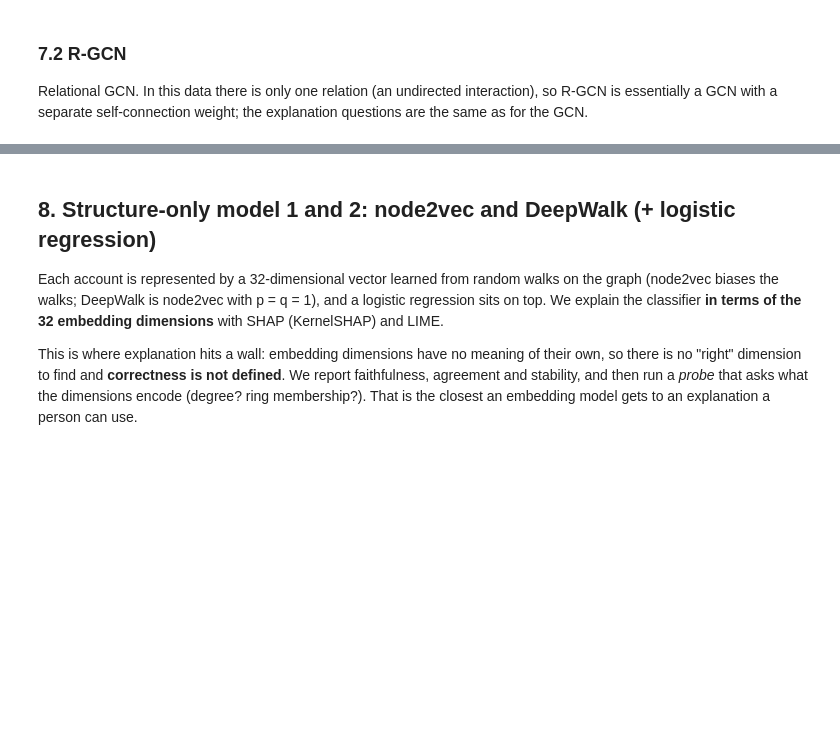
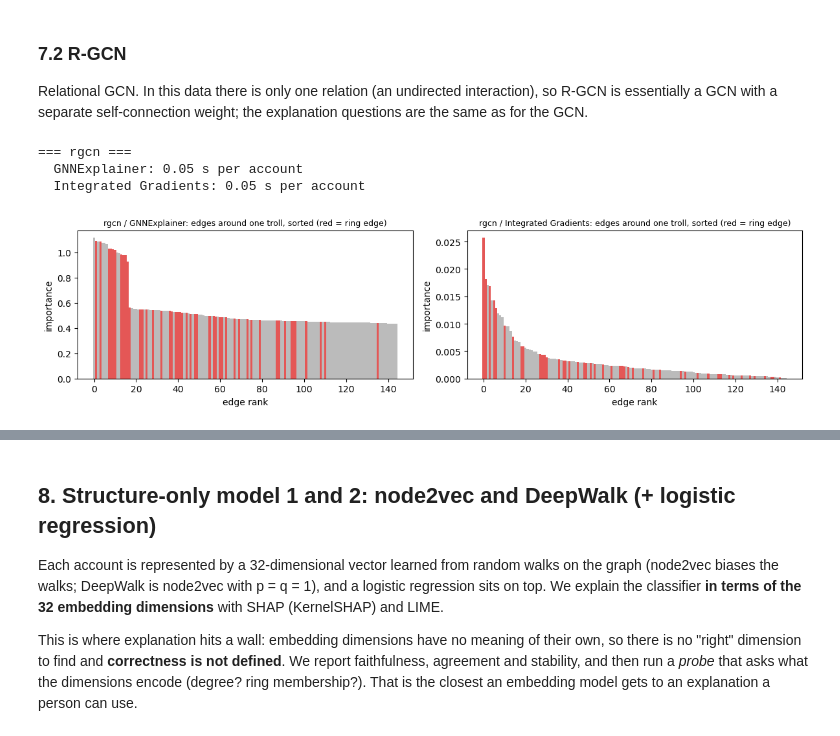
Before and after one commit to ananyafied/Explaining_Anonymity, a Jupyter notebook: notebooks/05_explain_graph.ipynb, the cells around one changed output, grey strips where cells are left out. Drawn from its saved outputs; the diff is of its cells as text; code cells hidden in the pictures; blank space fills up the shorter version.

```diff
--- a/notebooks/05_explain_graph.ipynb
+++ b/notebooks/05_explain_graph.ipynb
@@ -348,4 +590,11 @@ print('=== graphsage ==='); eval_gnn('graphsage'); show_gnn('graphsage')
 
 Relational GCN. In this data there is only one relation (an undirected interaction), so R-GCN is essentially a GCN with a separate self-connection weight; the explanation questions are the same as for the GCN.
 # %%
-print('=== rgcn ==='); eval_gnn('rgcn'); show_gnn('rgcn')
+print("=== rgcn ===")
+eval_gnn("rgcn")
+show_gnn("rgcn")
+# %% [output]
+=== rgcn ===
+  GNNExplainer: 0.05 s per account
+  Integrated Gradients: 0.05 s per account
+[figure, added]
```
Also changed, not shown: parts of 21 cells of this notebook, 23 other files.
